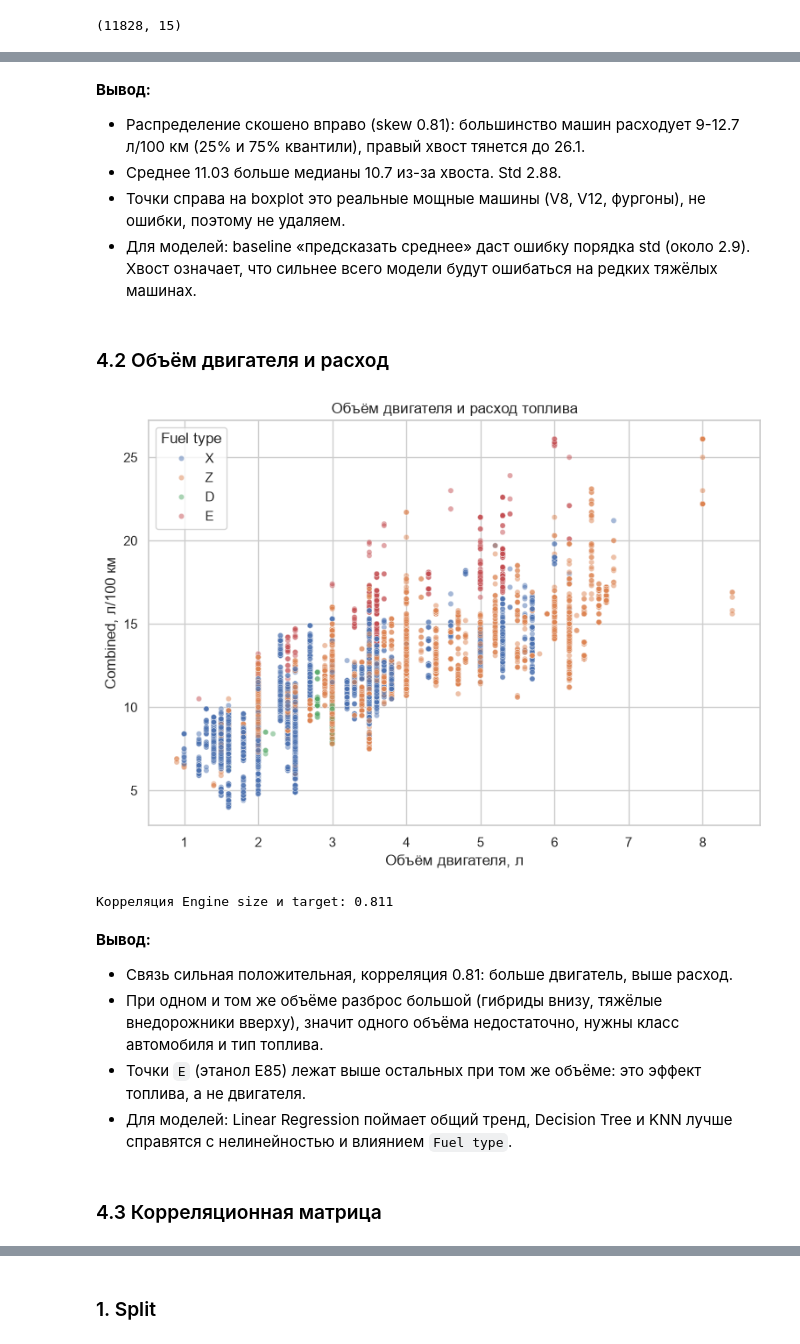
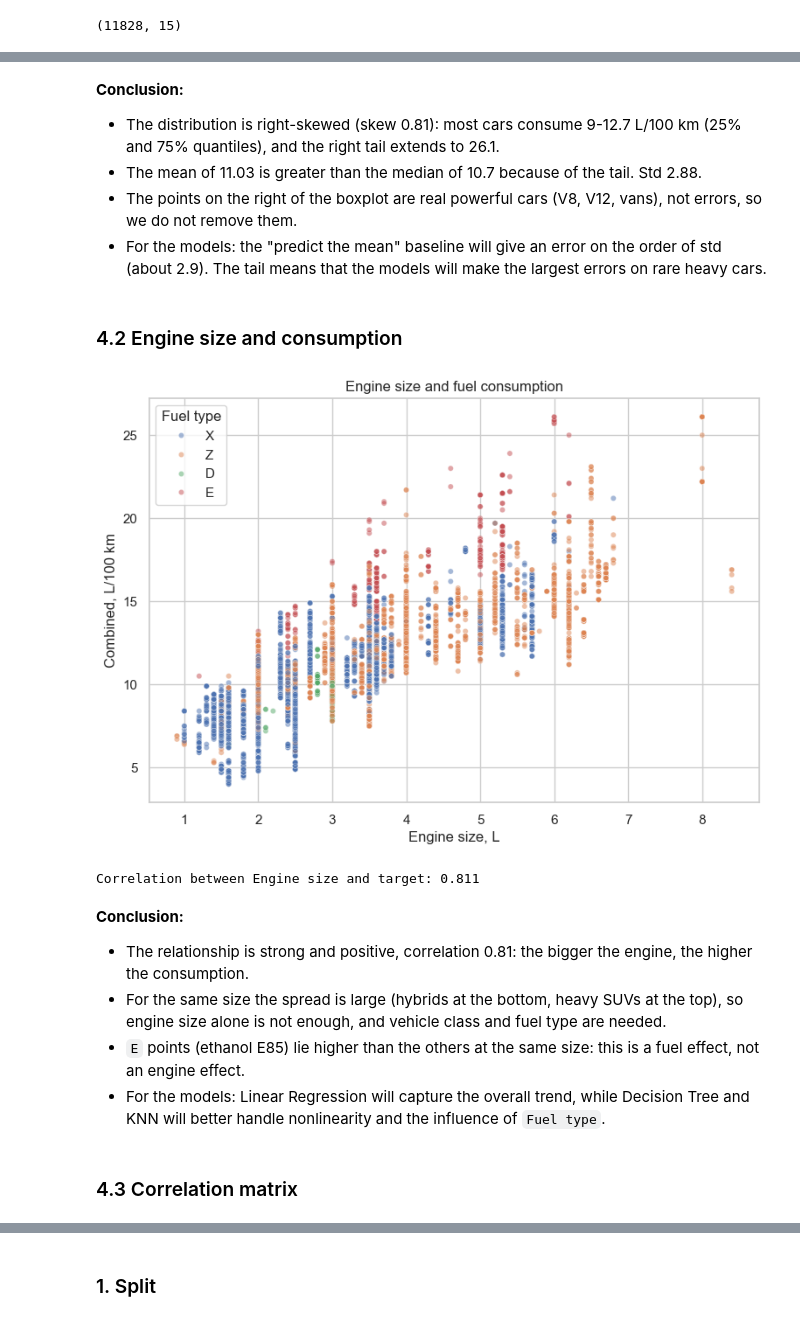
Before and after one commit to isk0nka-dot/Vehicle-Fuel-Efficiency, a Jupyter notebook: notebooks/midterm.ipynb, the cells around one changed output, grey strips where cells are left out. Drawn from its saved outputs; the diff is of its cells as text; code cells hidden in the pictures.

```diff
--- a/notebooks/midterm.ipynb
+++ b/notebooks/midterm.ipynb
@@ -31,7 +35,7 @@
 # %%
 import pandas as pd
 
-CSV_URL = "https://raw.githubusercontent.com/bgl2427/fuel-efficiency/refs/heads/main/fuel_consumption_2014_2025.csv"
+CSV_URL = "https://raw.githubusercontent.com/bgl96395/fuel-efficiency-dataset/refs/heads/main/fuel_consumption_2014_2025.csv"
 df = pd.read_csv(CSV_URL)
 df.columns = df.columns.str.strip()
 # %% [markdown]
@@ -511,35 +509,35 @@ Name: Combined (L/100 km), dtype: float64
 # %% [markdown]
-**Вывод:**
-- Распределение скошено вправо (skew 0.81): большинство машин расходует 9-12.7 л/100 км (25% и 75% квантили), правый хвост тянется до 26.1.
-- Среднее 11.03 больше медианы 10.7 из-за хвоста. Std 2.88.
-- Точки справа на boxplot это реальные мощные машины (V8, V12, фургоны), не ошибки, поэтому не удаляем.
-- Для моделей: baseline «предсказать среднее» даст ошибку порядка std (около 2.9). Хвост означает, что сильнее всего модели будут ошибаться на редких тяжёлых машинах.
+**Conclusion:**
+- The distribution is right-skewed (skew 0.81): most cars consume 9-12.7 L/100 km (25% and 75% quantiles), and the right tail extends to 26.1.
+- The mean of 11.03 is greater than the median of 10.7 because of the tail. Std 2.88.
+- The points on the right of the boxplot are real powerful cars (V8, V12, vans), not errors, so we do not remove them.
+- For the models: the "predict the mean" baseline will give an error on the order of std (about 2.9). The tail means that the models will make the largest errors on rare heavy cars.
 # %% [markdown]
-### 4.2 Объём двигателя и расход
+### 4.2 Engine size and consumption
 # %%
 plt.figure(figsize=(9, 6))
 sns.scatterplot(
     data=df, x="Engine size (L)", y=TARGET,
     hue="Fuel type", hue_order=["X", "Z", "D", "E"],
     alpha=0.5, s=20
 )
-plt.title("Объём двигателя и расход топлива")
-plt.xlabel("Объём двигателя, л")
-plt.ylabel("Combined, л/100 км")
+plt.title("Engine size and fuel consumption")
+plt.xlabel("Engine size, L")
+plt.ylabel("Combined, L/100 km")
 plt.show()
 
-print("Корреляция Engine size и target:", round(df["Engine size (L)"].corr(df[TARGET]), 3))
+print("Correlation between Engine size and target:", round(df["Engine size (L)"].corr(df[TARGET]), 3))
 # %% [output]
-[figure, old version]
+[figure, new version]
-Корреляция Engine size и target: 0.811
+Correlation between Engine size and target: 0.811
 # %% [markdown]
-**Вывод:**
-- Связь сильная положительная, корреляция 0.81: больше двигатель, выше расход.
-- При одном и том же объёме разброс большой (гибриды внизу, тяжёлые внедорожники вверху), значит одного объёма недостаточно, нужны класс автомобиля и тип топлива.
-- Точки `E` (этанол E85) лежат выше остальных при том же объёме: это эффект топлива, а не двигателя.
-- Для моделей: Linear Regression поймает общий тренд, Decision Tree и KNN лучше справятся с нелинейностью и влиянием `Fuel type`.
+**Conclusion:**
+- The relationship is strong and positive, correlation 0.81: the bigger the engine, the higher the consumption.
+- For the same size the spread is large (hybrids at the bottom, heavy SUVs at the top), so engine size alone is not enough, and vehicle class and fuel type are needed.
+- `E` points (ethanol E85) lie higher than the others at the same size: this is a fuel effect, not an engine effect.
+- For the models: Linear Regression will capture the overall trend, while Decision Tree and KNN will better handle nonlinearity and the influence of `Fuel type`.
 # %% [markdown]
-### 4.3 Корреляционная матрица
+### 4.3 Correlation matrix
 # %%
 num_cols = [
     "Model year", "Engine size (L)", "Cylinders", TARGET,
```
Also changed, not shown: parts of 96 cells of this notebook.
